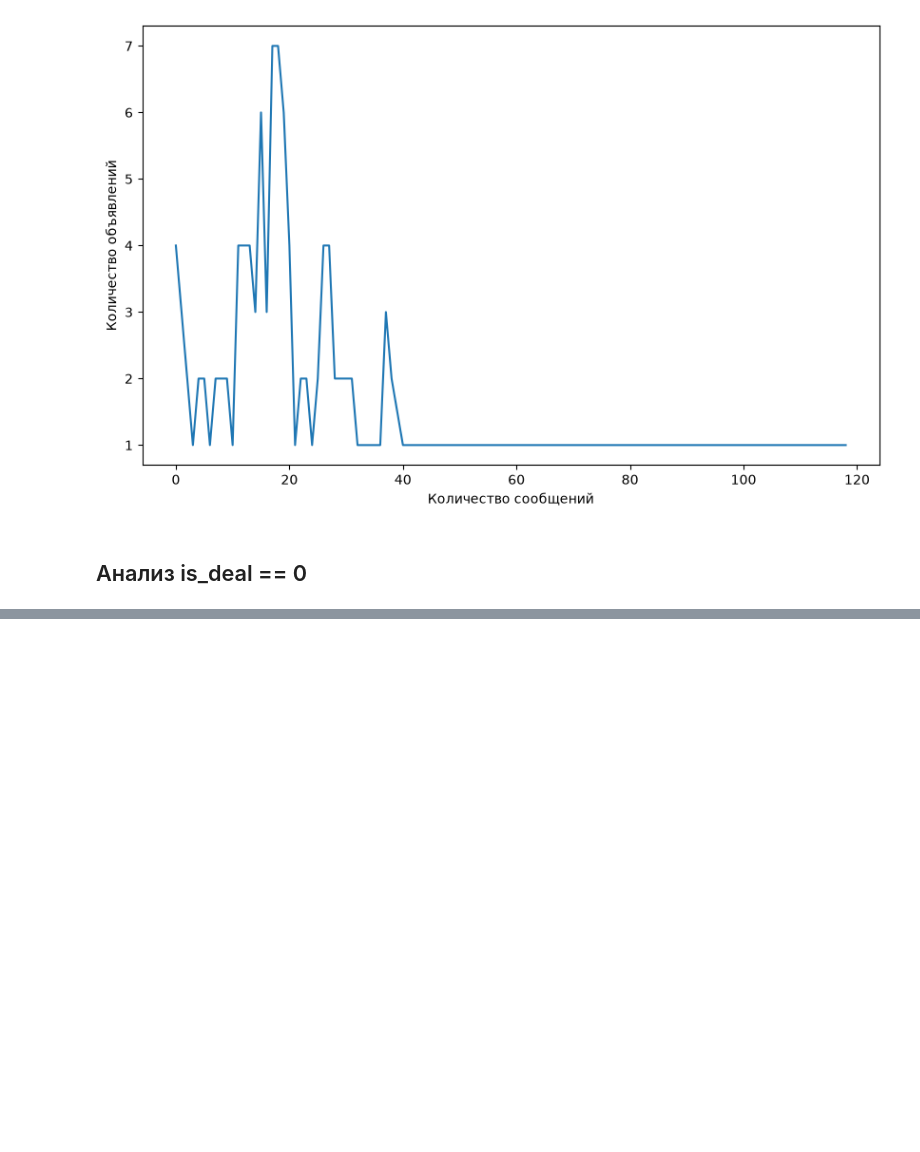
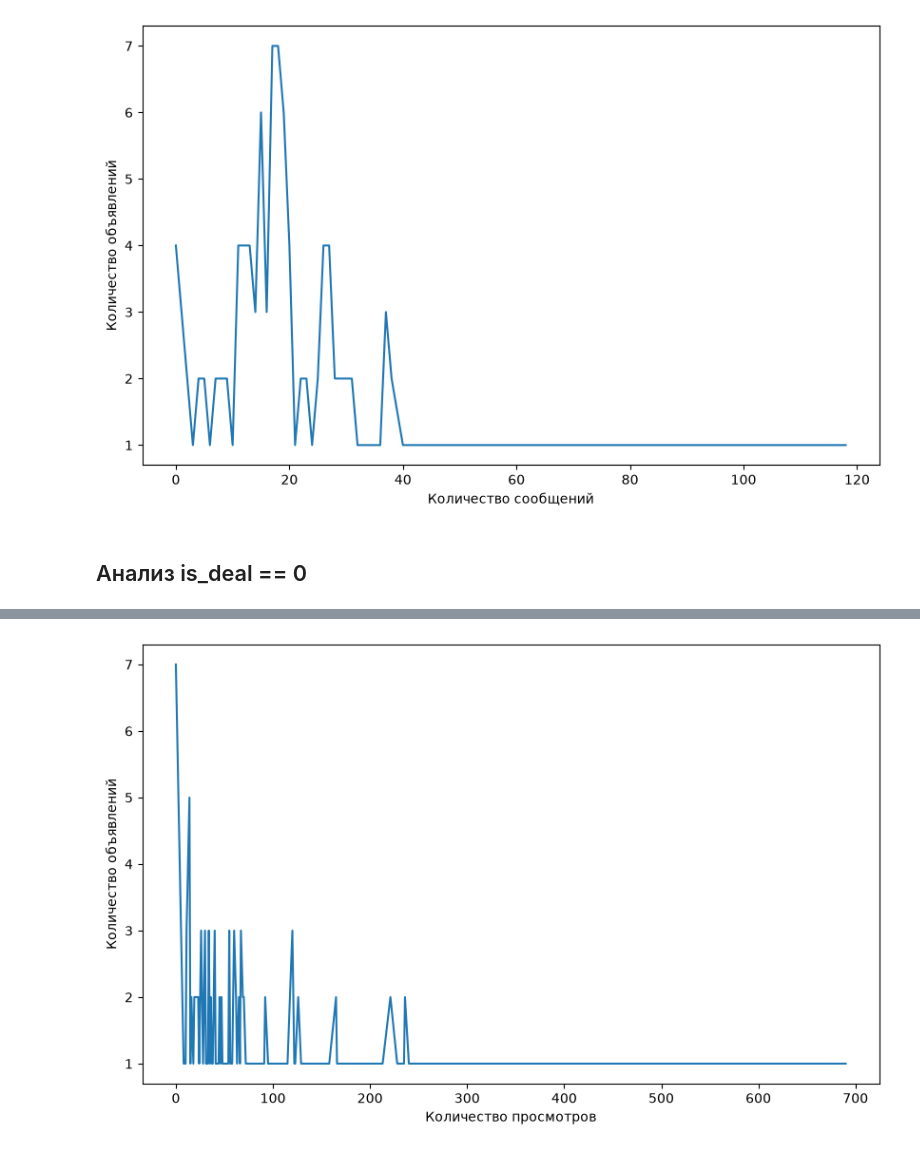
Before and after one commit to Wikemon/neuroslop_kygarikovs_hakaton, a Jupyter notebook: analyzing_of_verified.ipynb, the cells around one changed output, grey strips where cells are left out. Drawn from its saved outputs; the diff is of its cells as text; code cells hidden in the pictures; blank space fills up the shorter version.

Commit message:
finished analyz of verified

```diff
--- a/analyzing_of_verified.ipynb
+++ b/analyzing_of_verified.ipynb
@@ -332,4 +332,9 @@ plt.show()
 # %% [markdown]
 ## Анализ is_deal == 0
 # %%
-df = verified_listings_1.copy()
+df = verified_listings_0.copy()
+
+df_private = df[df['seller_type'] == 'private']
+df_business = df[df['seller_type'] == 'business']
+
+df_private
@@ -335,0 +519,9 @@ df = verified_listings_1.copy()
+# %%
+df_views_total = df['views_total'].value_counts().sort_index()
+plt.figure(figsize=(10, 6))
+plt.plot(df_views_total.index, df_views_total.values)
+plt.xlabel('Количество просмотров')
+plt.ylabel('Количество объявлений')
+plt.show()
+# %% [output]
+[figure, added]
```
Also changed, not shown: parts of 20 cells of this notebook.
